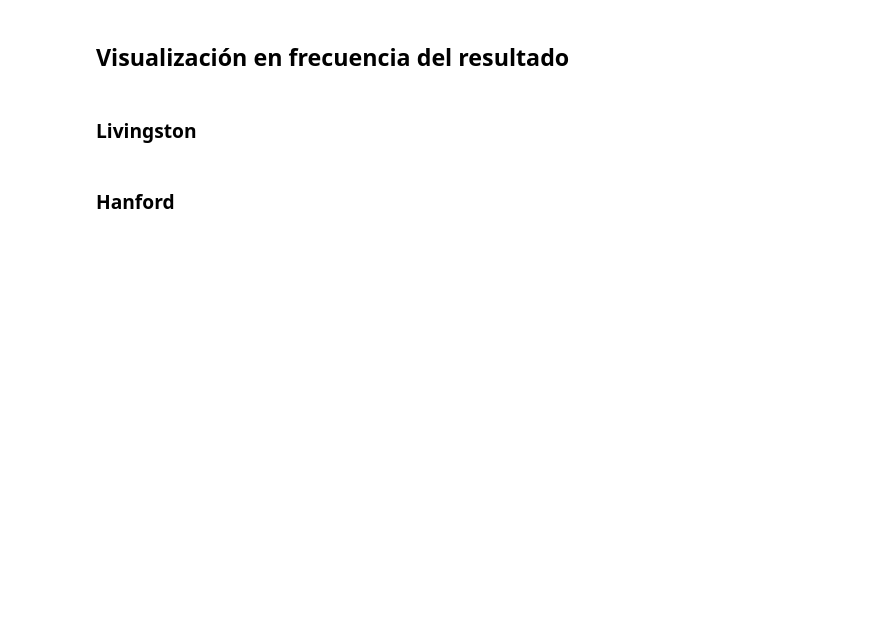
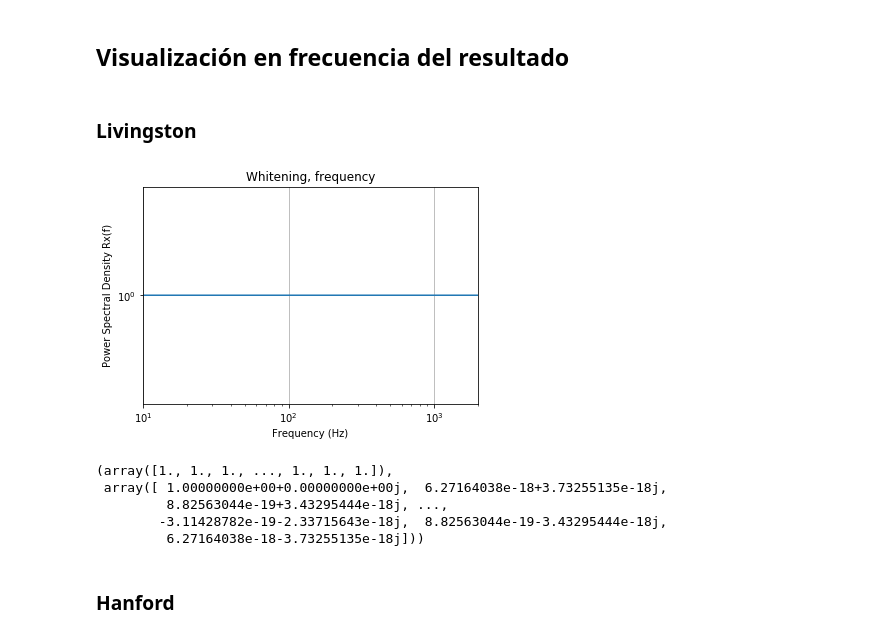
Before and after one commit to LuFernandez/PASA, a Jupyter notebook: TP1. Laboratorio de estimación no-paramétrica/Informe/Informe.ipynb, the cells around one changed output. Cells and saved outputs as stored; diff of their text form; code cells hidden in the pictures; blank space fills up the shorter version.

Commit message:
Empece con whitening

```diff
--- a/TP1. Laboratorio de estimación no-paramétrica/Informe/Informe.ipynb
+++ b/TP1. Laboratorio de estimación no-paramétrica/Informe/Informe.ipynb
@@ -91,7 +91,7 @@ def periodogram(fs, data, figure_number, x_lim, title, plot=True):
     plt.ylabel("Power Spectral Density Rx(f)")
     plt.show()
 
-  return (freqs, R)
+  return (xf, R[:N//2])
 # %% [markdown]
 ### Aplicado a Livingston
 Hacemos el periodograma para los datos de Livingston en su totalidad, y divididimos en sectores para calcular el error y corroborar estacionariedad.
@@ -355,6 +334,36 @@ plt.show()
+# %%
+def whitening(freqs, data, xlim, title='', plot=False, plot_type=''):
+
+  inv_data = 1/scimath.sqrt(data)
+
+  whitened_freq_dom = np.multiply(abs(data), abs(inv_data)**2)
+  whitened_time_dom = np.fft.ifft(whitened_freq_dom)
+  if plot:
+    if plot_type is 'frequency':
+      plt.loglog(freqs, whitened_freq_dom)
+    elif plot_type is 'time':
+      plt.loglog(freqs, whitened_time_dom)
+
+    plt.xlim(xlim)
+    plt.grid()
+    plt.title(title)
+    plt.xlabel("Frequency (Hz)")
+    plt.ylabel("Power Spectral Density Rx(f)")
+    plt.show()
+
+  return (whitened_freq_dom, whitened_time_dom)
 # %% [markdown]
 ## Visualización en frecuencia del resultado
 # %% [markdown]
 ### Livingston
+# %%
+whitening(p_f_l1_first, p_Pxx_l1_first, (10,2000), title='Whitening, frequency', plot=True, plot_type='frequency')
+# %% [output]
+[figure, added]
+(array([1., 1., 1., ..., 1., 1., 1.]),
+ array([ 1.00000000e+00+0.00000000e+00j,  6.27164038e-18+3.73255135e-18j,
+         8.82563044e-19+3.43295444e-18j, ...,
+        -3.11428782e-19-2.33715643e-18j,  8.82563044e-19-3.43295444e-18j,
+         6.27164038e-18-3.73255135e-18j]))
 # %% [markdown]
 ### Hanford
```
Also changed, not shown: parts of 15 cells of this notebook.
